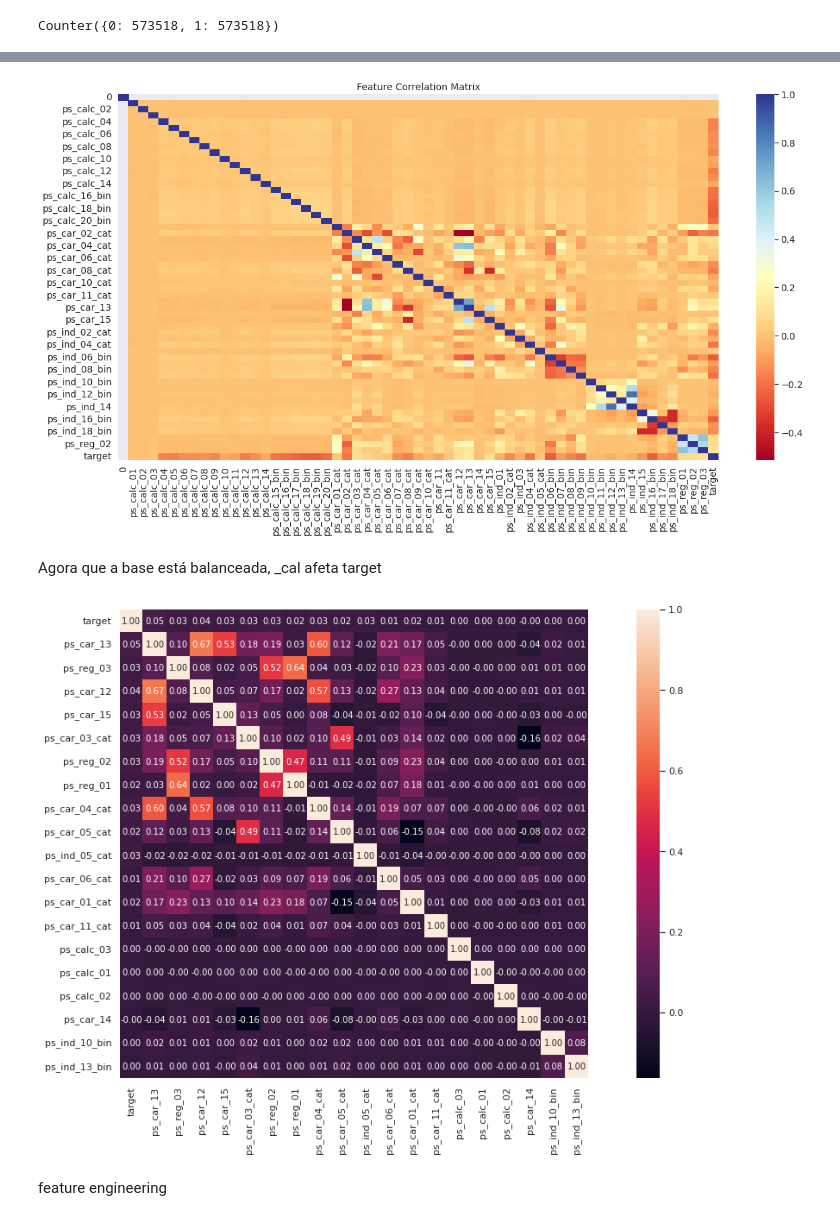
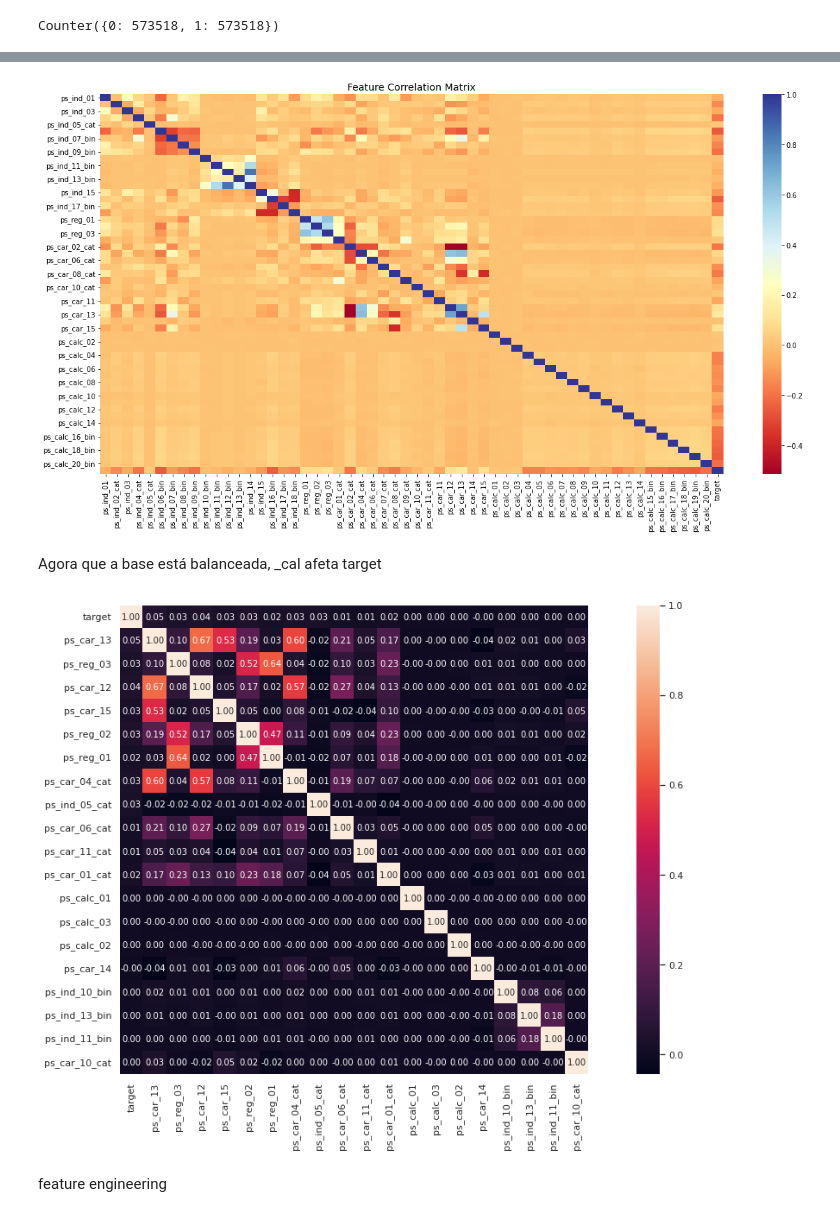
Before and after one commit to gbam-ds/FP-ML, a Jupyter notebook: Porto_Seguro.ipynb, the cells around one changed output, grey strips where cells are left out. Drawn from its saved outputs; the diff is of its cells as text; code cells hidden in the pictures.

```diff
--- a/Porto_Seguro.ipynb
+++ b/Porto_Seguro.ipynb
@@ -125,4 +148,7 @@ Counter({0: 573518, 1: 573518})
+# %%
+X_resampled.reset_index(drop=True, inplace=True)
+y_resampled.reset_index(drop=True, inplace=True)
 # %%
-df_resampled = pd.concat((X_resampled,y_resampled))
+df_resampled = pd.concat((X_resampled,y_resampled), axis = 1)
 df_resampled.shape
 # %% [output]
@@ -137,22 +181,21 @@ sns.heatmap(corrmat, cmap='RdYlBu', annot_kws={'size':30}, ax=ax)
 ax.set_title("Feature Correlation Matrix", fontsize=14)
 plt.show()
 # %% [output]
-[figure, old version]
+[figure, new version]
 # %% [markdown]
 Agora que a base está balanceada, _cal afeta target
 # %%
 #target correlation matrix
-
-fig, ax = plt.subplots(figsize=(20,10))
-
+plt.rcParams['figure.figsize'] = [20, 10]
 
 k = 20 #number of variables for heatmap
 cols = corrmat.nlargest(k, 'target')['target'].index
 cm = np.corrcoef(df[cols].values.T)
 sns.set(font_scale=1)
-hm = sns.heatmap(cm, cbar=True, annot=True, square=True, fmt='.2f', annot_kws={'size': 10}, yticklabels=cols.values, xticklabels=cols.values)
+hm = sns.heatmap(cm, cbar=True, annot=True, square=True, fmt='.2f', annot_kws={'size': 10},
+                 yticklabels=cols.values, xticklabels=cols.values)
 plt.show()
 # %% [output]
-[figure, old version]
+[figure, new version]
 # %% [markdown]
 feature engineering
```
Also changed, not shown: parts of 31 cells of this notebook.
